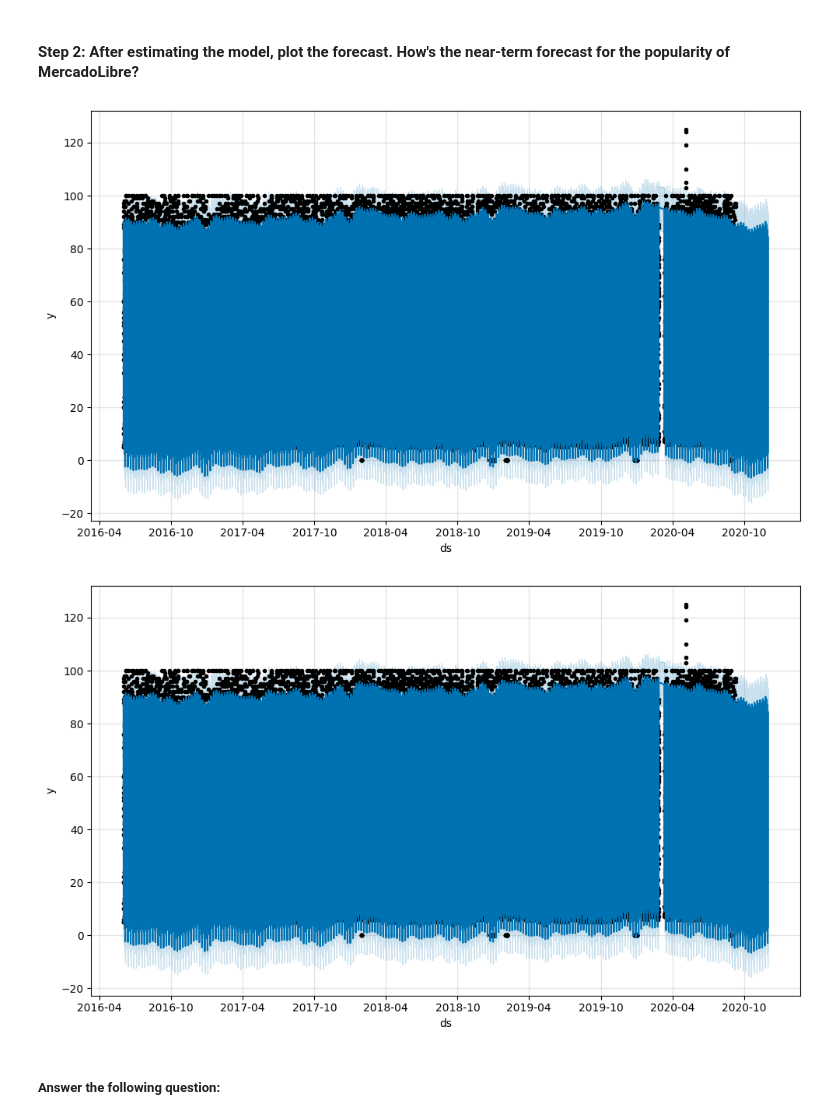
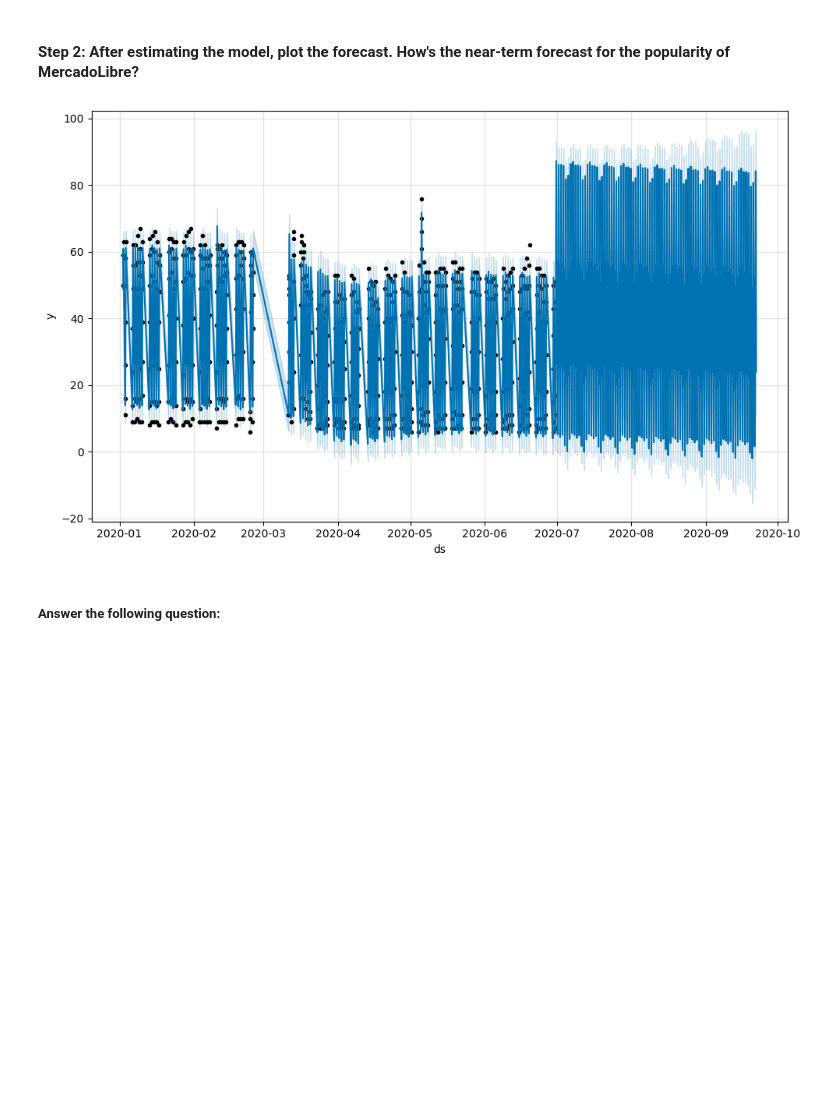
Before and after one commit to AlexLin1234/prophet-challenge, a Jupyter notebook: Starter_Code/forecasting_net_prophet.ipynb, the cells around one changed output. Drawn from its saved outputs; the diff is of its cells as text; code cells hidden in the pictures; blank space fills up the shorter version.

```diff
--- a/Starter_Code/forecasting_net_prophet.ipynb
+++ b/Starter_Code/forecasting_net_prophet.ipynb
@@ -409,2 +436,3 @@ Now, you need to produce a time series model that analyzes and forecasts pattern
 # %%
 # Call the Prophet function, store as an object
+prophet_model = Prophet()
@@ -413,3 +439,4 @@ Now, you need to produce a time series model that analyzes and forecasts pattern
 # %%
 # Fit the time-series model.
+prophet_model.fit(prophet_df)
 # %% [output]
@@ -426,8 +446,9 @@ INFO:cmdstanpy:Chain [1] done processing
 # %%
 # Create a future dataframe to hold predictions
 # Make the prediction go out as far as 2000 hours (approx 80 days)
-
+future_mercado_trends = prophet_model.make_future_dataframe(periods=2000, freq='H')
 
 # View the last five rows of the future_mercado_trends DataFrame
+future_mercado_trends.tail()
 # %% [output]
 |  | ds |
@@ -439,7 +460,9 @@ INFO:cmdstanpy:Chain [1] done processing
 # %%
 # Make the predictions for the trend data using the future_mercado_trends DataFrame
+forecast_mercado_trends = prophet_model.predict(future_mercado_trends)
 
 
 # Display the first five rows of the forecast_mercado_trends DataFrame
+forecast_mercado_trends.head()
 # %% [output]
 |  | ds | trend | yhat_lower | yhat_upper | trend_lower | trend_upper | additive_terms | ... |
@@ -453,9 +475,10 @@ INFO:cmdstanpy:Chain [1] done processing
 #### Step 2: After estimating the model, plot the forecast. How's the near-term forecast for the popularity of MercadoLibre?
 # %%
 # Plot the Prophet predictions for the Mercado trends data
+prophet_model.plot(forecast_mercado_trends)
+plt.show()
 # %% [output]
-[figure, old version]
+[figure, new version]
-[figure, removed]
 # %% [markdown]
 ##### Answer the following question:
 # %% [markdown]
```
Also changed, not shown: parts of 23 cells of this notebook.
